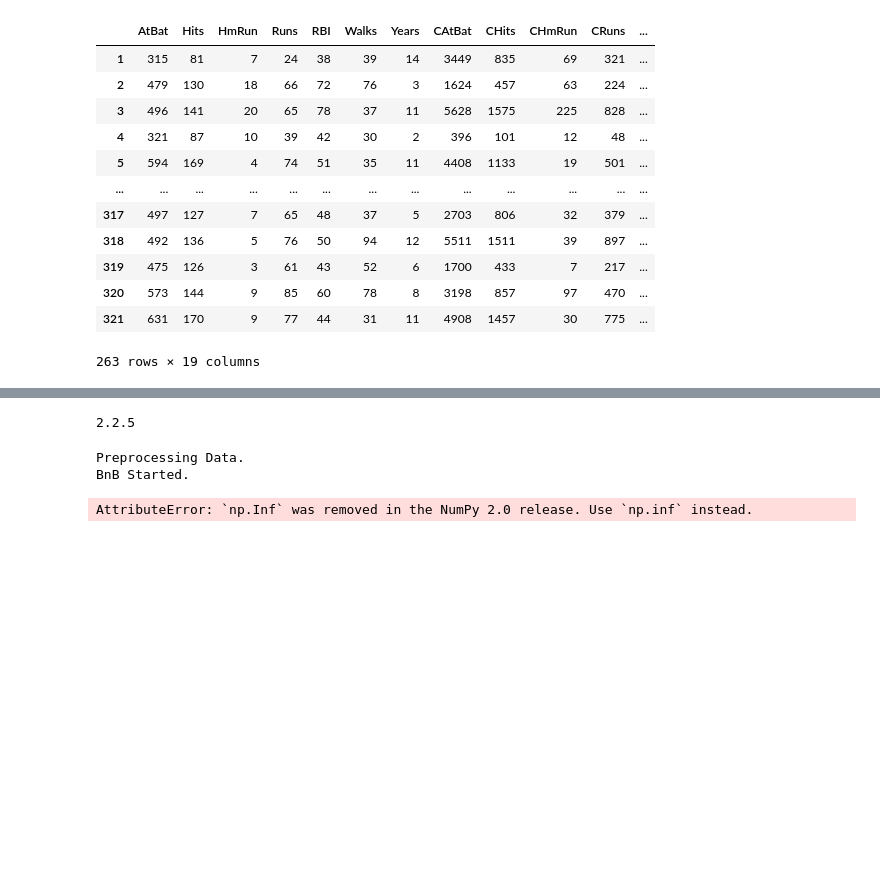
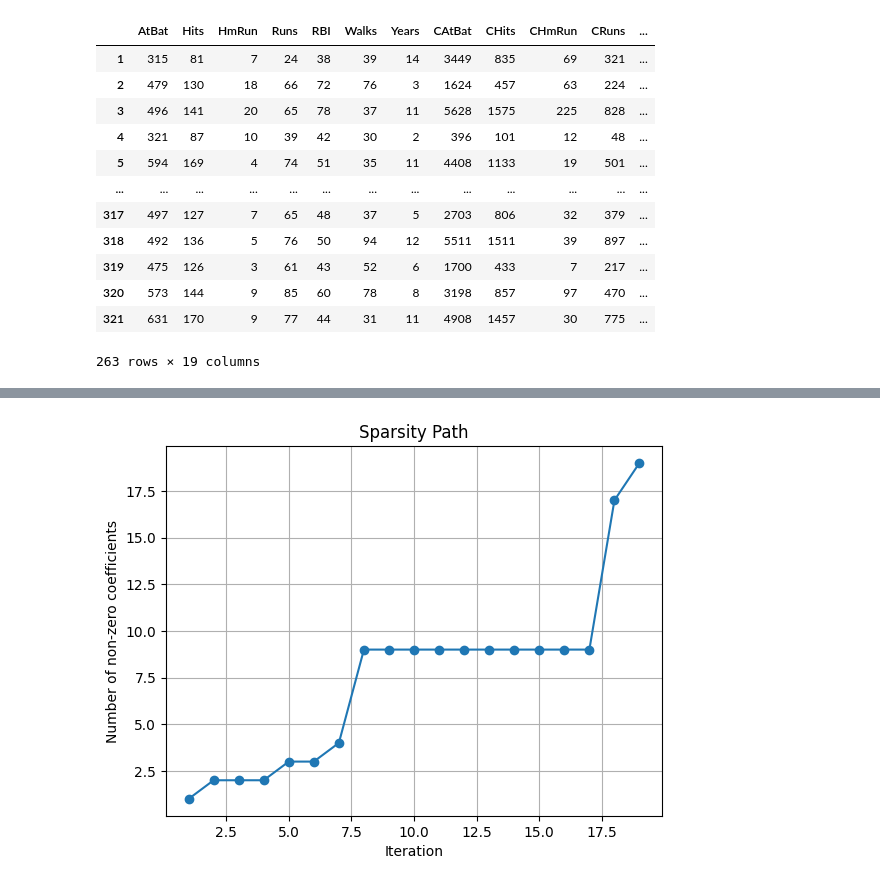
Before and after one commit to Abdoul1996/Statistic-learning, a Jupyter notebook: Stats_learning_And_data_mining/Practice_lab/Chapter6PracticeLab.ipynb, the cells around one changed output, grey strips where cells are left out. Cells and saved outputs as stored; diff of their text form; code cells hidden in the pictures; blank space fills up the shorter version.

```diff
--- a/Stats_learning_And_data_mining/Practice_lab/Chapter6PracticeLab.ipynb
+++ b/Stats_learning_And_data_mining/Practice_lab/Chapter6PracticeLab.ipynb
@@ -283,7 +283,9 @@ D
 263 rows × 19 columns
 # %%
 
-path = fit_path(X, Y, max_nonzeros=X.shape[1])
+path = fit_path(X,
+                Y,
+                max_nonzeros=X.shape[1])
 # %% [output]
 Preprocessing Data.
 BnB Started.
@@ -291,14 +307,15 @@ AttributeError: `np.Inf` was removed in the NumPy 2.0 release. Use `np.inf` inst
-# %%
-import numpy as np
-from l0bnb import fit_path
-
-print(np.__version__)
-# %% [output]
-2.2.5
-# %%
-# Then try using it
-path = fit_path(X, Y, max_nonzeros=X.shape[1])
-# %% [output]
-Preprocessing Data.
-BnB Started.
-AttributeError: `np.Inf` was removed in the NumPy 2.0 release. Use `np.inf` instead.
+# %%
+import numpy as np
+
+nonzero_counts = [np.sum(result['B'] != 0) for result in path]
+
+import matplotlib.pyplot as plt
+
+plt.plot(range(1, len(nonzero_counts)+1), nonzero_counts, marker='o')
+plt.xlabel("Iteration")
+plt.ylabel("Number of non-zero coefficients")
+plt.title("Sparsity Path")
+plt.grid(True)
+plt.show()
+# %% [output]
+[figure, added]
```
Also changed, not shown: parts of 3 cells of this notebook, 2 other files.
